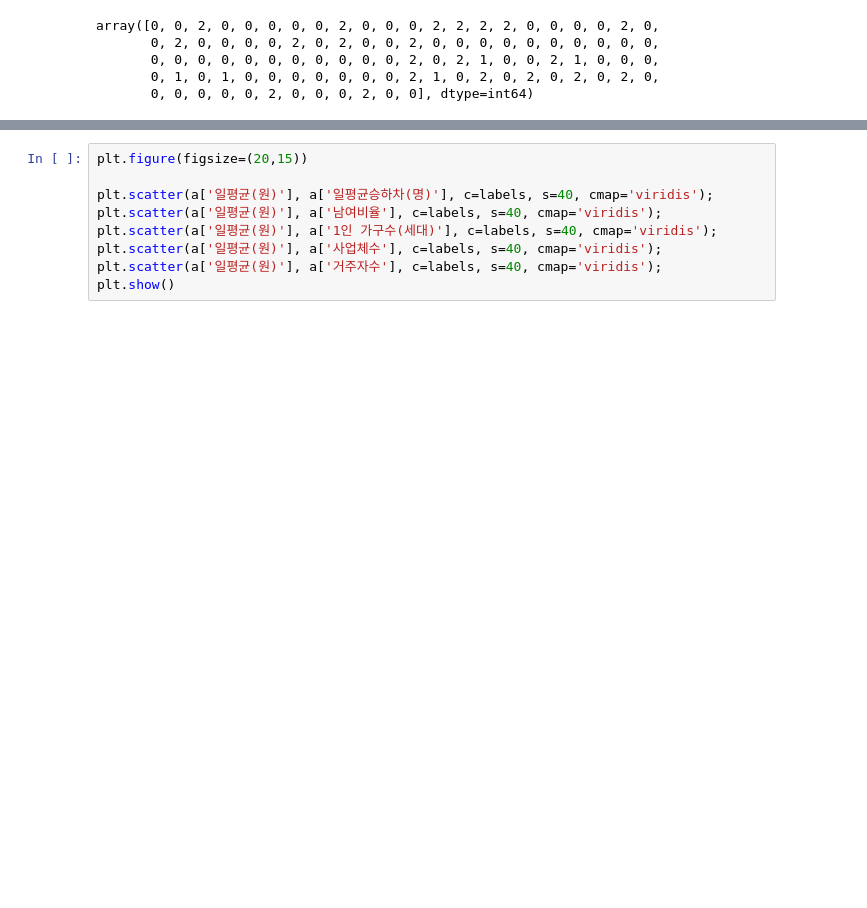
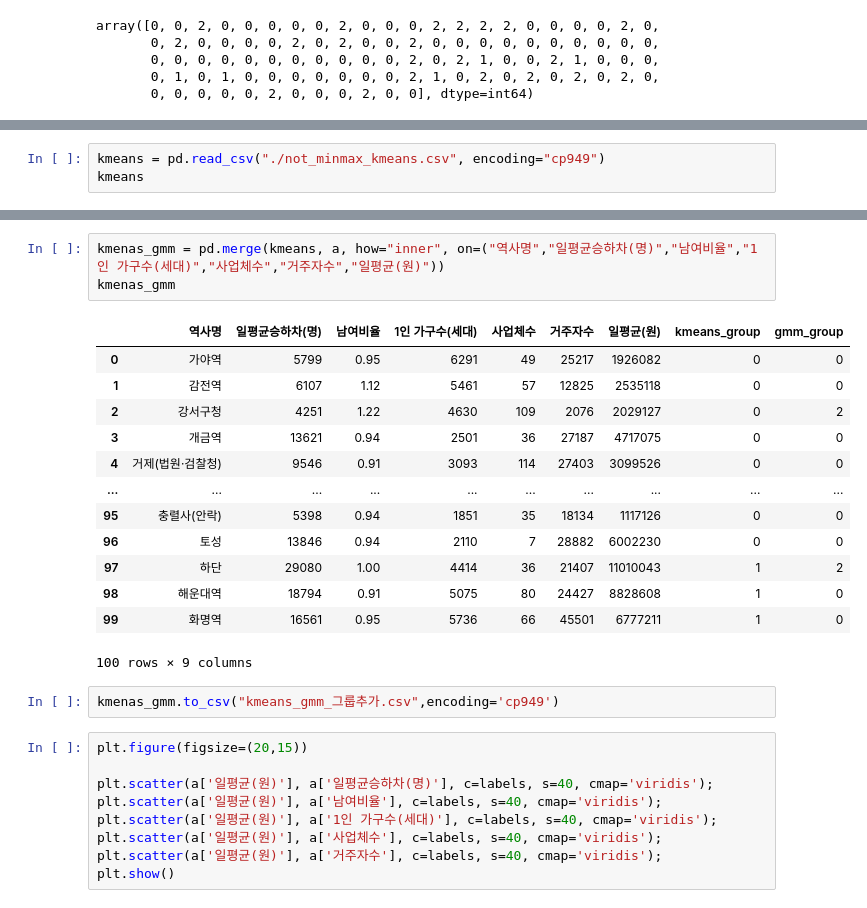
Before and after one commit to Busan-Bigdata-analysis/storage, a Jupyter notebook: visualization/clustering/New2_GMM_clust_not_minmaxscaler copy.ipynb, the cells around one changed output, grey strips where cells are left out. Saved outputs shown, nothing was run; the diff lists cells and outputs as text; blank space fills up the shorter version.

```diff
--- a/visualization/clustering/New2_GMM_clust_not_minmaxscaler copy.ipynb
+++ b/visualization/clustering/New2_GMM_clust_not_minmaxscaler copy.ipynb
@@ -306,0 +352,3 @@ plt.show()
+# %%
+kmeans = pd.read_csv("./not_minmax_kmeans.csv", encoding="cp949")
+kmeans
@@ -307,3 +369,22 @@ plt.show()
+# %%
+kmenas_gmm = pd.merge(kmeans, a, how="inner", on=("역사명","일평균승하차(명)","남여비율","1인 가구수(세대)","사업체수","거주자수","일평균(원)"))
+kmenas_gmm
+# %% [output]
+|  | 역사명 | 일평균승하차(명) | 남여비율 | 1인 가구수(세대) | 사업체수 | 거주자수 | 일평균(원) | kmeans_group | gmm_group |
+| 0 | 가야역 | 5799 | 0.95 | 6291 | 49 | 25217 | 1926082 | 0 | 0 |
+| 1 | 감전역 | 6107 | 1.12 | 5461 | 57 | 12825 | 2535118 | 0 | 0 |
+| 2 | 강서구청 | 4251 | 1.22 | 4630 | 109 | 2076 | 2029127 | 0 | 2 |
+| 3 | 개금역 | 13621 | 0.94 | 2501 | 36 | 27187 | 4717075 | 0 | 0 |
+| 4 | 거제(법원·검찰청) | 9546 | 0.91 | 3093 | 114 | 27403 | 3099526 | 0 | 0 |
+| ... | ... | ... | ... | ... | ... | ... | ... | ... | ... |
+| 95 | 충렬사(안락) | 5398 | 0.94 | 1851 | 35 | 18134 | 1117126 | 0 | 0 |
+| 96 | 토성 | 13846 | 0.94 | 2110 | 7 | 28882 | 6002230 | 0 | 0 |
+| 97 | 하단 | 29080 | 1.00 | 4414 | 36 | 21407 | 11010043 | 1 | 2 |
+| 98 | 해운대역 | 18794 | 0.91 | 5075 | 80 | 24427 | 8828608 | 1 | 0 |
+| 99 | 화명역 | 16561 | 0.95 | 5736 | 66 | 45501 | 6777211 | 1 | 0 |
+100 rows × 9 columns
+# %%
+kmenas_gmm.to_csv("kmeans_gmm_그룹추가.csv",encoding='cp949')
 # %%
 plt.figure(figsize=(20,15))
 
```
Also changed, not shown: parts of 19 cells of this notebook, 1 other file.
